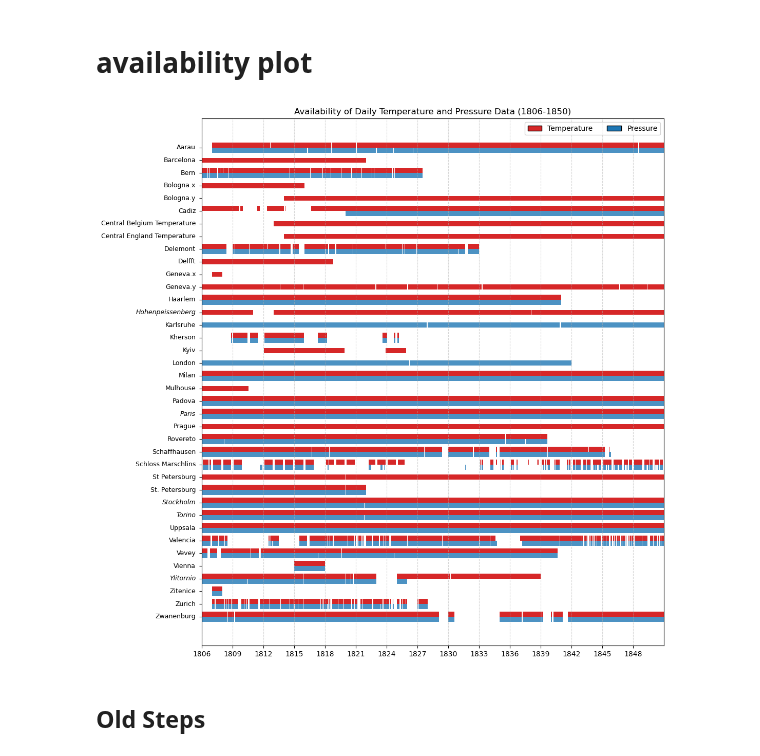
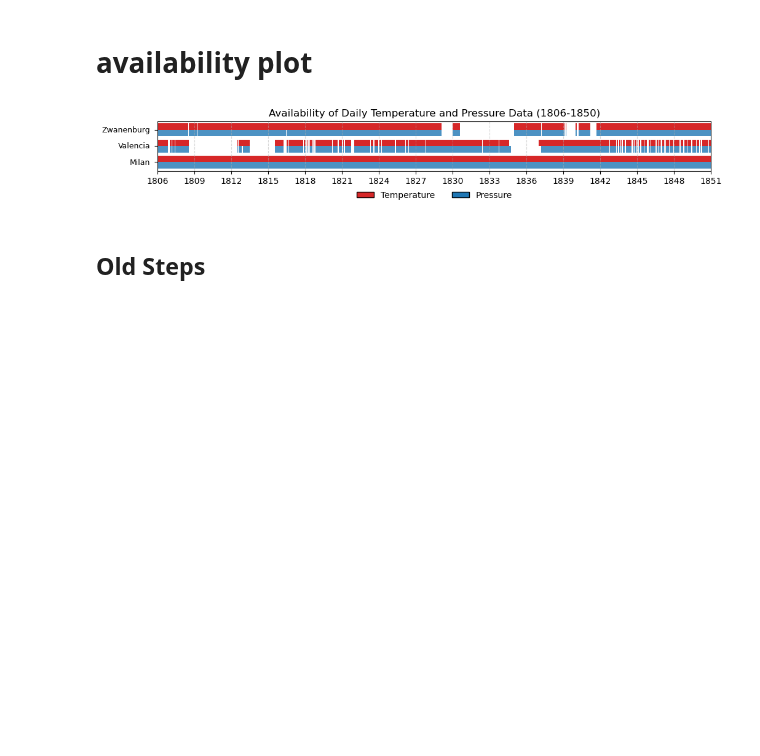
Before and after one commit to carlotatrx/dataprep, a Jupyter notebook: 06_dates_span_availability_plot.ipynb, the cells around one changed output. Drawn from its saved outputs; the diff is of its cells as text; code cells hidden in the pictures; blank space fills up the shorter version.

```diff
--- a/06_dates_span_availability_plot.ipynb
+++ b/06_dates_span_availability_plot.ipynb
@@ -11,6 +27,6 @@ from matplotlib.patches import Patch
 # %%
 df_ta_all = pd.read_csv('/home/ccorbella/scratch2_symboliclink/code/KF_assimilation/dataprep/data/ta_obs.csv')
-df_ta_all['Date'] = pd.to_datetime(df_ta_all[['Year','Month','Day']])
+df_ta_all = add_date_col(df_ta_all)
 
 df_p_all = pd.read_csv('/home/ccorbella/scratch2_symboliclink/code/KF_assimilation/dataprep/data/p_obs.csv')
 df_p_all['Date'] = pd.to_datetime(df_p_all[['Year','Month','Day']], errors='coerce')
@@ -55,15 +75,25 @@ def get_segments(df, date_col='Date'):
                 segments.append((station, group['Date'].iloc[0], group['Date'].iloc[-1]))
     return segments
 
+
 # Get the actual non-NaN segments
 segments_ta       = get_segments(df_ta_all)
 segments_p        = get_segments(df_p_all)
 
-# unique station names
-stations_ta       = set([s[0] for s in segments_ta])
-stations_p        = set([s[0] for s in segments_p])
+poster = True
 
-stations_all = sorted(set(stations_ta | stations_p),
+if poster:
+    poster_stations = {'Milan','Valencia', 'Zwanenburg'}
+    segments_ta = [seg for seg in segments_ta if seg[0] in poster_stations]
+    segments_p  = [seg for seg in segments_p if seg[0] in poster_stations]
+
+    stations_all = sorted(poster_stations)
+
+else:
+    # unique station names
+    stations_ta       = set([s[0] for s in segments_ta])
+    stations_p        = set([s[0] for s in segments_p])
+    stations_all = sorted(set(stations_ta | stations_p),
                       reverse=True)
 # %% [markdown]
 # availability plot
@@ -90,39 +120,49 @@ for station, start, end in segments_ta:
     ax.barh(position, width=(end - start).days, left=start, color='tab:red', height=0.4)
 
 legend_elements = [
     Patch(facecolor='tab:red', edgecolor='black', label='Temperature'),
     Patch(facecolor='tab:blue', edgecolor='black', label='Pressure')
 ]
-ax.legend(handles=legend_elements, loc='upper right', ncol=2)
+if poster:
+    ax.legend(handles=legend_elements,
+          loc='upper center',
+          bbox_to_anchor=(0.5, -0.25),
+          ncol=2,
+          frameon=False)
+else:
+    ax.legend(handles=legend_elements, loc='upper right', ncol=2)
 
+xticks = pd.date_range(start="1806-01-01", end="1851-12-31", freq="3YS")
+ax.set_xticks(xticks)
 ax.xaxis.set_major_locator(mdates.YearLocator(3))
 ax.xaxis.set_major_formatter(mdates.DateFormatter('%Y'))
 
 # Modify y-tick labels
 yticks = [station_positions[st] for st in stations_all]
 ax.set_yticklabels([])
 for station, pos in station_positions.items():
     if station in ispd_names: # Add custom labels with italics for ispd_names
         style = 'italic'
     else:
         style = 'normal'
     ax.text(pd.Timestamp("1805-06-01"), pos, station,
             va='center', ha='right', fontsize=9,
             fontstyle=style)
 
 ax.set_yticks(yticks)
 # ax.set_yticklabels(stations_all)
 
 ax.set_title("Availability of Daily Temperature and Pressure Data (1806-1850)")
 ax.grid(axis='x', linestyle='--', alpha=0.5)
 
-plt.savefig('/home/ccorbella/scratch2_symboliclink/code/KF_assimilation/dataprep/image/data_availability_plot3.svg',
-            bbox_inches='tight', dpi=600)
-plt.savefig('/home/ccorbella/scratch2_symboliclink/code/KF_assimilation/dataprep/image/data_availability_plot3.png',
-            bbox_inches='tight', dpi=600)
+if poster:
+    plt.savefig('/home/ccorbella/scratch2_symboliclink/code/KF_assimilation/dataprep/image/data_availability_plot3POSTER.svg',
+                bbox_inches='tight', dpi=600)
+    plt.savefig('/home/ccorbella/scratch2_symboliclink/code/KF_assimilation/dataprep/image/data_availability_plot3POSTER.png',
+                bbox_inches='tight', dpi=600)
 plt.show()
 # %% [output]
-[figure, old version]
+[figure, new version]
 # %% [markdown]
 ## Old Steps
 # %%
```
Also changed, not shown: parts of 2 cells of this notebook, 5 other files.
